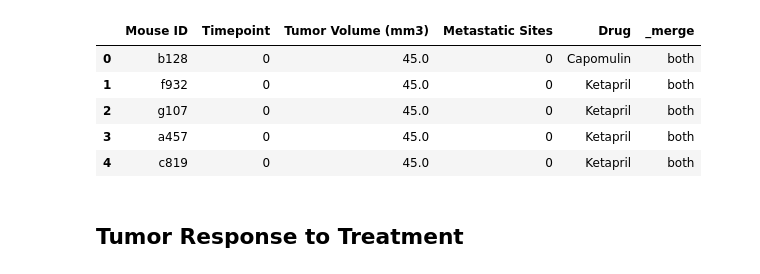
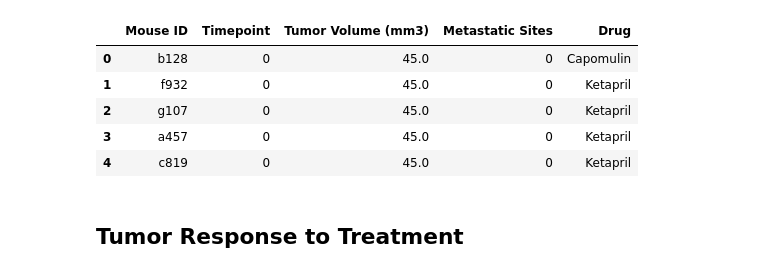
Before and after one commit to javarob/homework, a Jupyter notebook: HW5/pymaceuticals_starter.ipynb, the cells around one changed output. Cells and saved outputs as stored; diff of their text form; code cells hidden in the pictures.

```diff
--- a/HW5/pymaceuticals_starter.ipynb
+++ b/HW5/pymaceuticals_starter.ipynb
@@ -15,40 +15,44 @@ clinical_trial_data_to_load = "data/clinicaltrial_data.csv"
 
 # Read the Mouse and Drug Data and the Clinical Trial Data
 
 mouse_data = pd.read_csv(mouse_drug_data_to_load)
 clinical_data = pd.read_csv(clinical_trial_data_to_load)
 
 # Combine the data into a single dataset
 
-merged_data = pd.merge(clinical_data, mouse_data, on="Mouse ID", how="left", indicator=True )
+#merged_data = pd.merge(clinical_data, mouse_data, on="Mouse ID", how="left", indicator=True )
+
+merged_data = pd.merge(clinical_data, mouse_data, on="Mouse ID", how="left" )
+
 # for some reason this gives me more data than I think I should get, but it gives
 # the same output as the example provided
 
 # Display the data table for preview
 
 #merged_data.to_csv("data/merged_data.csv")
 #clinical_data.count
 #mouse_data["Mouse ID"].isin(clinical_data["Mouse ID"]).value_counts()
 #clinical_data["Mouse ID"].value_counts()
 
 #print(f"Matching Keys: {clinical_data["Mouse ID"].isin(mouse_data["Mouse ID"]).value_counts()}")
 #print(f"Merged: {merged_data.shape}")
 #print(f"Clinical: {clinical_data.shape}")
 #print(f"Mouse: {mouse_data.shape}")
 
 #clinical_data["Mouse ID"].isin(mouse_data["Mouse ID"]).value_counts()
 #mouse_data["Mouse ID"].isin(clinical_data["Mouse ID"]).value_counts()
 
 #print(f"Merged diff: {merged_data["_merge"] == "both"}")
 #print(f"Merged diff: {len(merged_data['_merge'] != 'both')}")
+
 merged_data.head()
 # %% [output]
-|  | Mouse ID | Timepoint | Tumor Volume (mm3) | Metastatic Sites | Drug | _merge |
-| 0 | b128 | 0 | 45.0 | 0 | Capomulin | both |
-| 1 | f932 | 0 | 45.0 | 0 | Ketapril | both |
-| 2 | g107 | 0 | 45.0 | 0 | Ketapril | both |
-| 3 | a457 | 0 | 45.0 | 0 | Ketapril | both |
-| 4 | c819 | 0 | 45.0 | 0 | Ketapril | both |
+|  | Mouse ID | Timepoint | Tumor Volume (mm3) | Metastatic Sites | Drug |
+| 0 | b128 | 0 | 45.0 | 0 | Capomulin |
+| 1 | f932 | 0 | 45.0 | 0 | Ketapril |
+| 2 | g107 | 0 | 45.0 | 0 | Ketapril |
+| 3 | a457 | 0 | 45.0 | 0 | Ketapril |
+| 4 | c819 | 0 | 45.0 | 0 | Ketapril |
 # %% [markdown]
 ## Tumor Response to Treatment
 # %%
```
Also changed, not shown: parts of 19 cells of this notebook.
